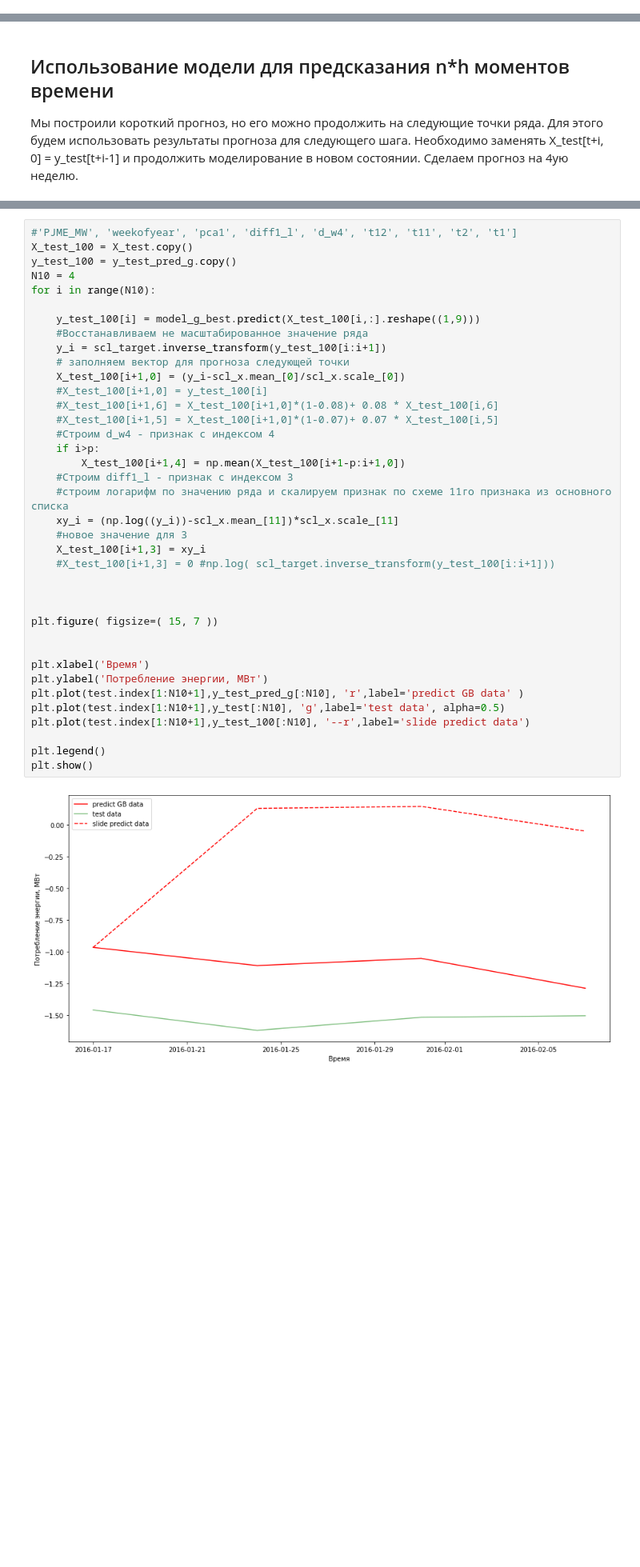
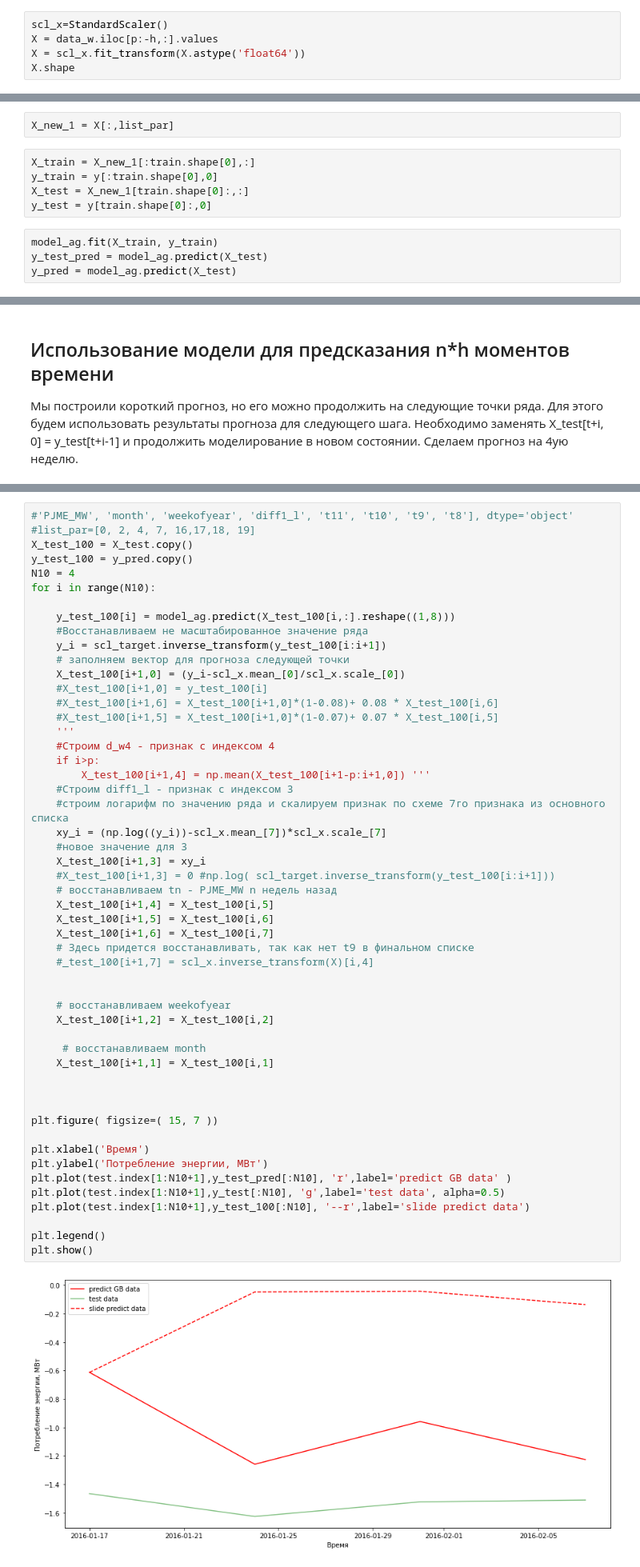
Before and after one commit to mikhachev/Data-Science-Python, a Jupyter notebook: MLB_hw4_model.ipynb, the cells around one changed output, grey strips where cells are left out. Shown: that part at 80% size. Cells and saved outputs as stored; diff of their text form; blank space fills up the shorter version.

```diff
--- a/MLB_hw4_model.ipynb
+++ b/MLB_hw4_model.ipynb
@@ -606,0 +483,5 @@ array([-0.80833689, -0.83670123, -0.81053707, -1.31927054,  0.24326407,
+# %%
+scl_x=StandardScaler()
+X = data_w.iloc[p:-h,:].values
+X = scl_x.fit_transform(X.astype('float64'))
+X.shape
@@ -606,0 +492,11 @@ array([-0.80833689, -0.83670123, -0.81053707, -1.31927054,  0.24326407,
+# %%
+X_new_1 = X[:,list_par]
+# %%
+X_train = X_new_1[:train.shape[0],:]
+y_train = y[:train.shape[0],0]
+X_test = X_new_1[train.shape[0]:,:]
+y_test = y[train.shape[0]:,0]
+# %%
+model_ag.fit(X_train, y_train)
+y_test_pred = model_ag.predict(X_test)
+y_pred = model_ag.predict(X_test)
@@ -630,40 +572,54 @@ memory usage: 358.0 KB
 # %%
-#'PJME_MW', 'weekofyear', 'pca1', 'diff1_l', 'd_w4', 't12', 't11', 't2', 't1']
+#'PJME_MW', 'month', 'weekofyear', 'diff1_l', 't11', 't10', 't9', 't8'], dtype='object'
+#list_par=[0, 2, 4, 7, 16,17,18, 19]
 X_test_100 = X_test.copy()
-y_test_100 = y_test_pred_g.copy()
+y_test_100 = y_pred.copy()
 N10 = 4
 for i in range(N10):
 
-    y_test_100[i] = model_g_best.predict(X_test_100[i,:].reshape((1,9)))
+    y_test_100[i] = model_ag.predict(X_test_100[i,:].reshape((1,8)))
     #Восстанавливаем не масштабированное значение ряда
     y_i = scl_target.inverse_transform(y_test_100[i:i+1])
     # заполняем вектор для прогноза следующей точки
     X_test_100[i+1,0] = (y_i-scl_x.mean_[0]/scl_x.scale_[0])
     #X_test_100[i+1,0] = y_test_100[i]
     #X_test_100[i+1,6] = X_test_100[i+1,0]*(1-0.08)+ 0.08 * X_test_100[i,6]
     #X_test_100[i+1,5] = X_test_100[i+1,0]*(1-0.07)+ 0.07 * X_test_100[i,5]
+    '''
     #Строим d_w4 - признак с индексом 4
     if i>p:
-        X_test_100[i+1,4] = np.mean(X_test_100[i+1-p:i+1,0])
+        X_test_100[i+1,4] = np.mean(X_test_100[i+1-p:i+1,0]) '''
     #Строим diff1_l - признак с индексом 3
-    #строим логарифм по значению ряда и скалируем признак по схеме 11го признака из основного списка
-    xy_i = (np.log((y_i))-scl_x.mean_[11])*scl_x.scale_[11]
+    #строим логарифм по значению ряда и скалируем признак по схеме 7го признака из основного списка
+    xy_i = (np.log((y_i))-scl_x.mean_[7])*scl_x.scale_[7]
     #новое значение для 3
     X_test_100[i+1,3] = xy_i
     #X_test_100[i+1,3] = 0 #np.log( scl_target.inverse_transform(y_test_100[i:i+1]))
+    # восстанавливаем tn - PJME_MW n недель назад
+    X_test_100[i+1,4] = X_test_100[i,5]
+    X_test_100[i+1,5] = X_test_100[i,6]
+    X_test_100[i+1,6] = X_test_100[i,7]
+    # Здесь придется восстанавливать, так как нет t9 в финальном списке
+    #_test_100[i+1,7] = scl_x.inverse_transform(X)[i,4]
+
+
+    # восстанавливаем weekofyear
+    X_test_100[i+1,2] = X_test_100[i,2]
+
+     # восстанавливаем month
+    X_test_100[i+1,1] = X_test_100[i,1]
 
 
 
 plt.figure( figsize=( 15, 7 ))
 
-
 plt.xlabel('Время')
 plt.ylabel('Потребление энергии, МВт')
-plt.plot(test.index[1:N10+1],y_test_pred_g[:N10], 'r',label='predict GB data' )
+plt.plot(test.index[1:N10+1],y_test_pred[:N10], 'r',label='predict GB data' )
 plt.plot(test.index[1:N10+1],y_test[:N10], 'g',label='test data', alpha=0.5)
 plt.plot(test.index[1:N10+1],y_test_100[:N10], '--r',label='slide predict data')
 
 plt.legend()
 plt.show()
 # %% [output]
-[figure, old version]
+[figure, new version]
```
Also changed, not shown: parts of 80 cells of this notebook.
